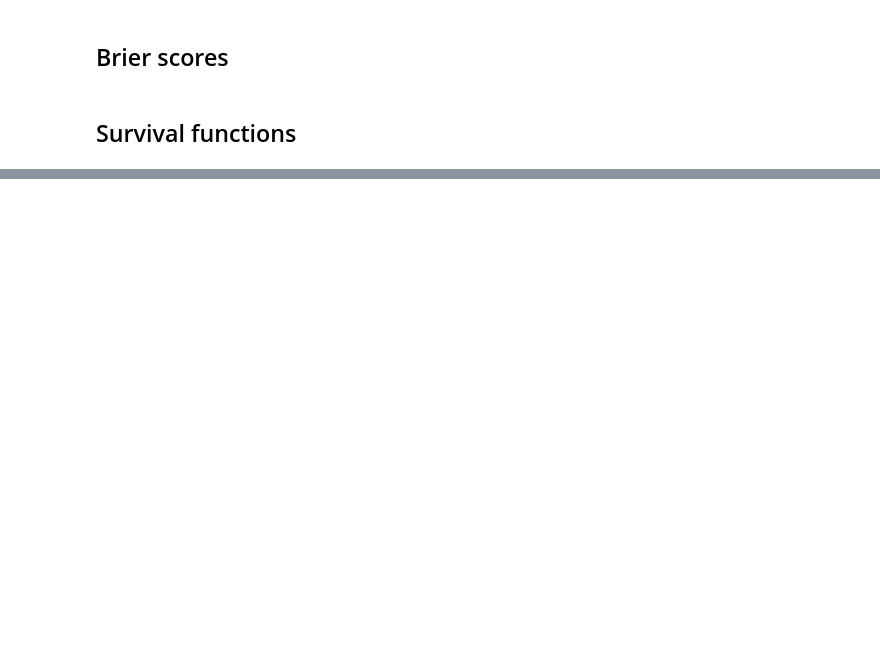
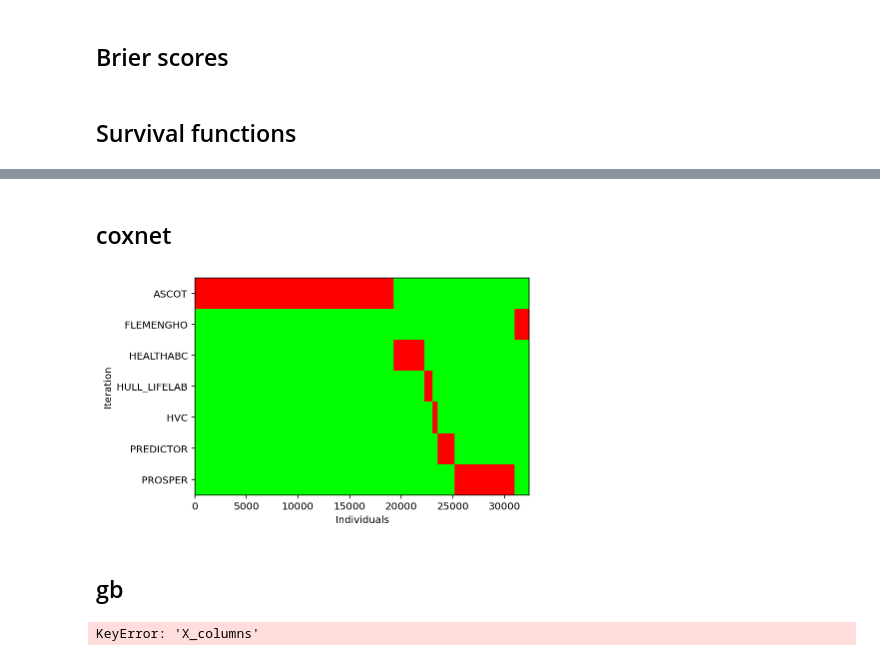
Before and after one commit to harel-coffee/incidence-hf-auto, a Jupyter notebook: prediction.ipynb, the cells around one changed output, grey strips where cells are left out. Cells and saved outputs as stored; diff of their text form; code cells hidden in the pictures; blank space fills up the shorter version.

```diff
--- a/prediction.ipynb
+++ b/prediction.ipynb
@@ -128,7 +140,7 @@ import plotly.express as px
 from hcve_lib.serialization import to_json_serializable
 from hcve_lib.evaluation_functions import compute_metric_groups, get_2_level_groups
 
-for evaluation_type in ('reproduce', 'lco', 'lm'):
+for evaluation_type in ('lm',):
     h2(evaluation_type)
     runs = mlflow.search_runs('0')
     last_run = runs[runs['tags.mlflow.parentRunId'].isna() & (runs['params.cv'] == evaluation_type)].iloc[0]
@@ -147,8 +159,18 @@ for evaluation_type in ('reproduce', 'lco', 'lm'):
     # for fold_name, fold in result['predictions'].items():
         # print(len(fold['model'][-1].coef_[0]))
         # print(Series(fold['model'][-1].coef_, index=fold['model'][-1].get_feature_names()))
-    fig = px.imshow(
-        DataFrame(metrics_group),
-        labels=dict(x="Trained on", y="Tested on", color="c-index"),
+
+    import plotly.figure_factory as ff
+    fig = ff.create_annotated_heatmap(
+        DataFrame(metrics_group).round(decimals=2).to_numpy(),
+        x=list(metrics_group.keys()),
+        y=list(metrics_group.keys()),
+        # font_colors=['#000000', '#ffffff'],
     )
     fig.show()
+
+    # fig = px.imshow(
+    #     DataFrame(metrics_group),
+    #     labels=dict(x="Trained on", y="Tested on", color="c-index"),
+    # )
+    # fig.show()
@@ -297,0 +352,35 @@ Index(['run_id', 'experiment_id', 'status', 'artifact_uri', 'start_time',
+# %%
+from hcve_lib.data import get_survival_y
+from typing import Tuple
+from hcve_lib.custom_types import FoldPrediction, Target
+from hcve_lib.utils import split_data
+import numpy as np
+
+runs_lco = get_completed_runs('lco')
+root_runs = runs_lco[is_root_run(runs_lco)]
+
+for run_name in root_runs['tags.mlflow.runName'].unique():
+    h2(run_name)
+    last_run = get_last_run(root_runs, root_runs['tags.mlflow.runName'] == run_name)
+    last_result = load_pickled_artifact(last_run['run_id'], 'result')
+    X_all_index = data.index
+    out = np.ones((len(last_result.keys()), len(X_all_index), 3), dtype='float')
+
+    run_names = []
+    for number, (name, fold) in enumerate(last_result.items()):
+        row = X_all_index.to_numpy().copy()
+        X_train, y_train, X_test, y_test = split_data(*train_test_fold(data, fold, metadata), fold)
+        out[number][np.isin(row, X_train.index)] = (0,1,0)
+        out[number][np.isin(row, X_test.index)] = (1,0,0)
+        run_names.append(name)
+
+    pyplot.imshow(out, aspect='auto', interpolation='none')
+    pyplot.xlabel('Individuals')
+    pyplot.yticks(ticks=list(range(len(run_names))), labels=run_names)
+    pyplot.ylabel('Iteration')
+    pyplot.show()
+# %% [output]
+coxnet
+[figure, added]
+gb
+KeyError: 'X_columns'
```
Also changed, not shown: parts of 10 cells of this notebook, 11 other files.
